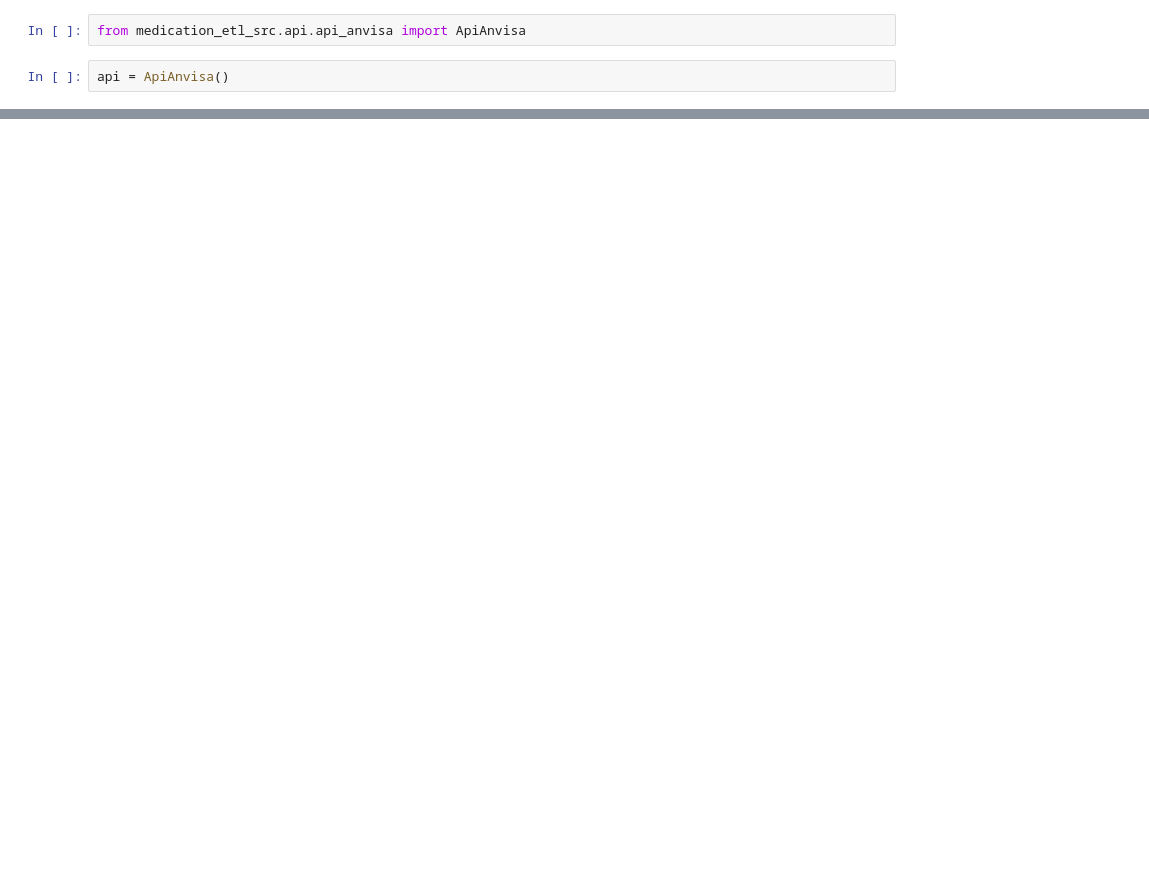
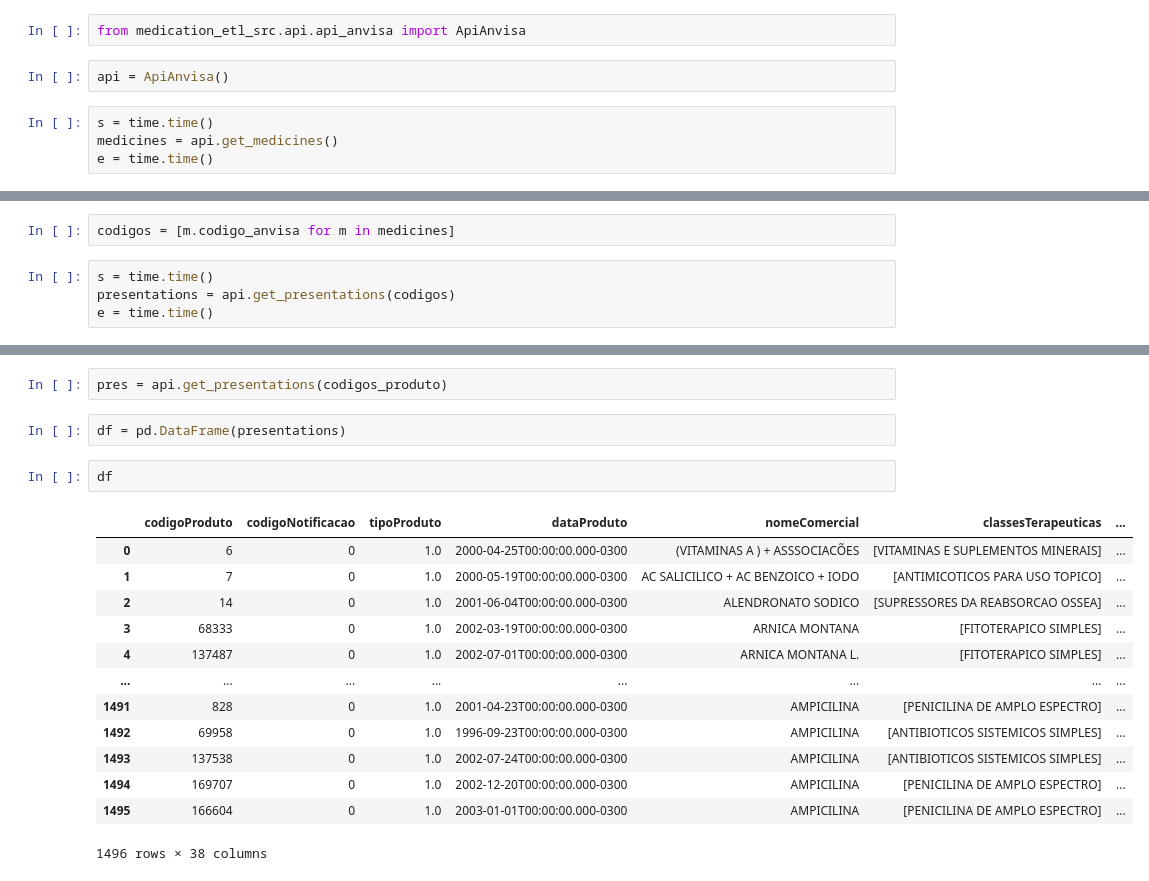
Before and after one commit to marceloschuler01/medicines-data, a Jupyter notebook: data_pipelines/dags/jupyters/Untitled.ipynb, the cells around one changed output, grey strips where cells are left out. Drawn from its saved outputs; the diff is of its cells as text; blank space fills up the shorter version.

```diff
--- a/data_pipelines/dags/jupyters/Untitled.ipynb
+++ b/data_pipelines/dags/jupyters/Untitled.ipynb
@@ -4,3 +6,7 @@ import pandas as pd
 from medication_etl_src.api.api_anvisa import ApiAnvisa
 # %%
 api = ApiAnvisa()
+# %%
+s = time.time()
+medicines = api.get_medicines()
+e = time.time()
@@ -6,0 +17,6 @@ api = ApiAnvisa()
+# %%
+codigos = [m.codigo_anvisa for m in medicines]
+# %%
+s = time.time()
+presentations = api.get_presentations(codigos)
+e = time.time()
@@ -6,0 +82,20 @@ api = ApiAnvisa()
+# %%
+pres = api.get_presentations(codigos_produto)
+# %%
+df = pd.DataFrame(presentations)
+# %%
+df
+# %% [output]
+|  | codigoProduto | codigoNotificacao | tipoProduto | dataProduto | nomeComercial | classesTerapeuticas | ... |
+| 0 | 6 | 0 | 1.0 | 2000-04-25T00:00:00.000-0300 | (VITAMINAS A ) + ASSSOCIACÕES | [VITAMINAS E SUPLEMENTOS MINERAIS] | ... |
+| 1 | 7 | 0 | 1.0 | 2000-05-19T00:00:00.000-0300 | AC SALICILICO + AC BENZOICO + IODO | [ANTIMICOTICOS PARA USO TOPICO] | ... |
+| 2 | 14 | 0 | 1.0 | 2001-06-04T00:00:00.000-0300 | ALENDRONATO SODICO | [SUPRESSORES DA REABSORCAO OSSEA] | ... |
+| 3 | 68333 | 0 | 1.0 | 2002-03-19T00:00:00.000-0300 | ARNICA MONTANA | [FITOTERAPICO SIMPLES] | ... |
+| 4 | 137487 | 0 | 1.0 | 2002-07-01T00:00:00.000-0300 | ARNICA MONTANA L. | [FITOTERAPICO SIMPLES] | ... |
+| ... | ... | ... | ... | ... | ... | ... | ... |
+| 1491 | 828 | 0 | 1.0 | 2001-04-23T00:00:00.000-0300 | AMPICILINA | [PENICILINA DE AMPLO ESPECTRO] | ... |
+| 1492 | 69958 | 0 | 1.0 | 1996-09-23T00:00:00.000-0300 | AMPICILINA | [ANTIBIOTICOS SISTEMICOS SIMPLES] | ... |
+| 1493 | 137538 | 0 | 1.0 | 2002-07-24T00:00:00.000-0300 | AMPICILINA | [ANTIBIOTICOS SISTEMICOS SIMPLES] | ... |
+| 1494 | 169707 | 0 | 1.0 | 2002-12-20T00:00:00.000-0300 | AMPICILINA | [PENICILINA DE AMPLO ESPECTRO] | ... |
+| 1495 | 166604 | 0 | 1.0 | 2003-01-01T00:00:00.000-0300 | AMPICILINA | [PENICILINA DE AMPLO ESPECTRO] | ... |
+1496 rows × 38 columns
```
Also changed, not shown: parts of 36 cells of this notebook.
